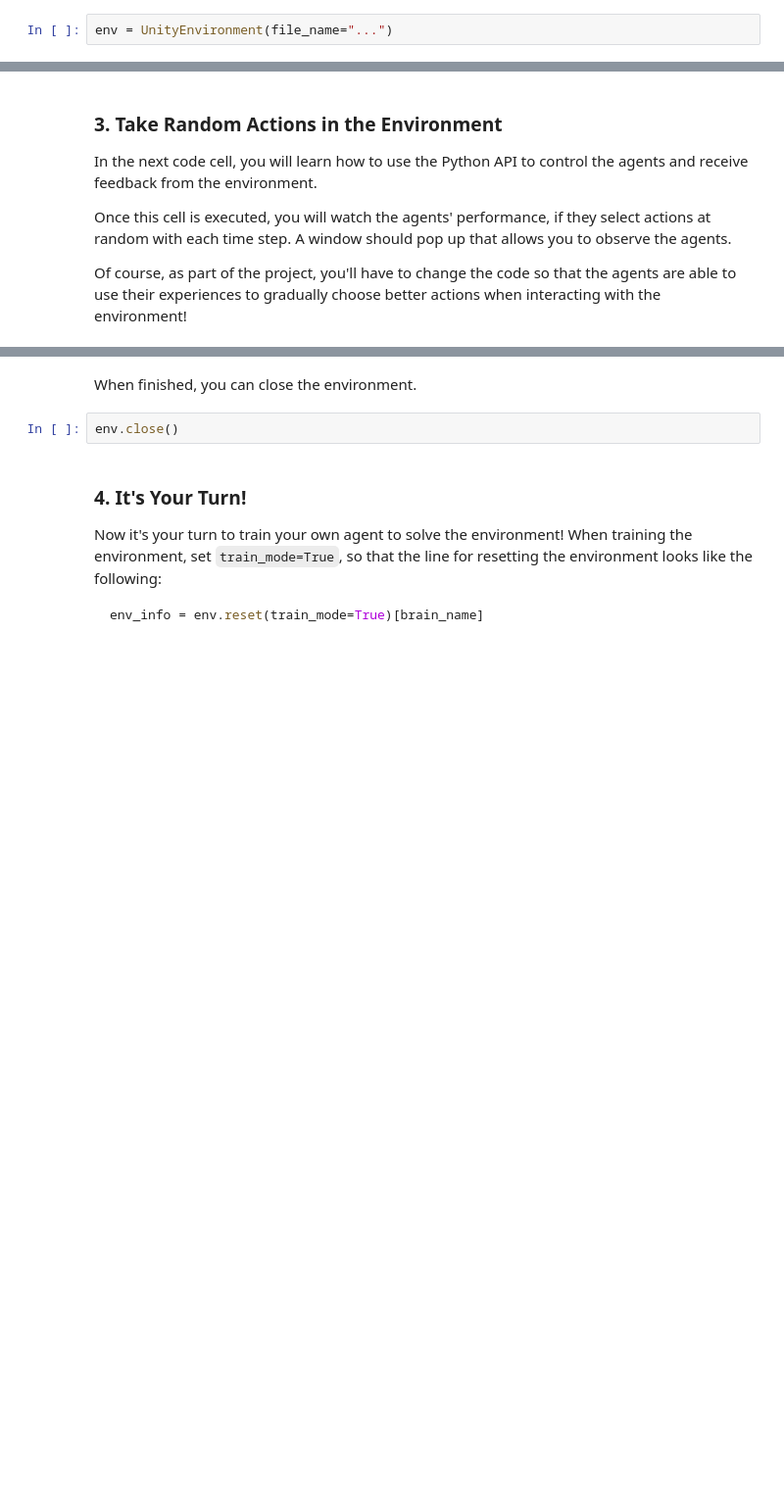
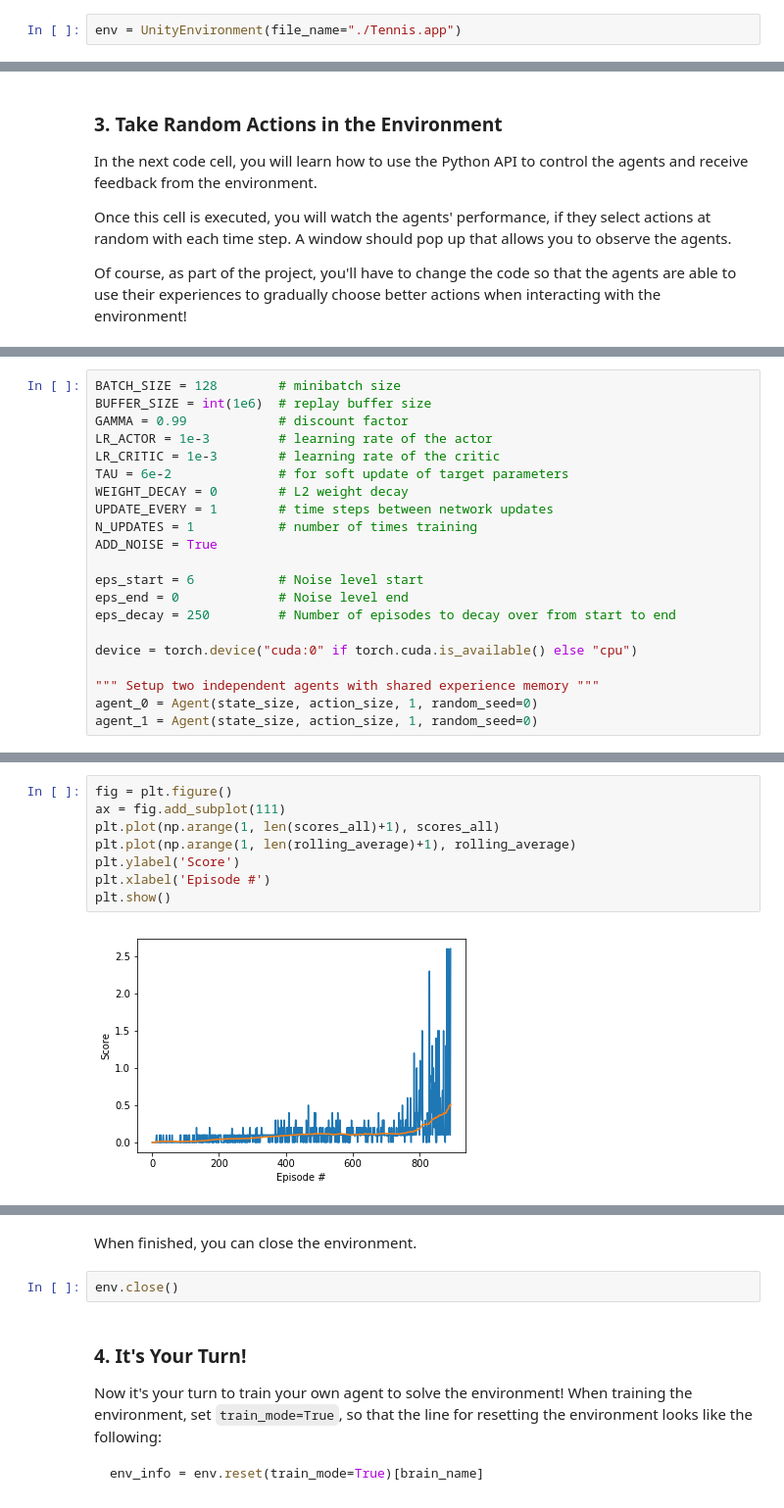
Before and after one commit to MEOWMEOW114/nd893-p3-tennis, a Jupyter notebook: Tennis.ipynb, the cells around one changed output, grey strips where cells are left out. Shown: that part at 98% size. Drawn from its saved outputs; the diff is of its cells as text; blank space fills up the shorter version.

Commit message:
solve tennis

````diff
--- a/Tennis.ipynb
+++ b/Tennis.ipynb
@@ -27,4 +27,4 @@ For instance, if you are using a Mac, then you downloaded `Tennis.app`.  If this
 env = UnityEnvironment(file_name="Tennis.app")
 ```
 # %%
-env = UnityEnvironment(file_name="...")
+env = UnityEnvironment(file_name="./Tennis.app")
@@ -86,0 +406,21 @@ for i in range(1, 6):                                      # play game for 5 epi
+# %%
+BATCH_SIZE = 128        # minibatch size
+BUFFER_SIZE = int(1e6)  # replay buffer size
+GAMMA = 0.99            # discount factor
+LR_ACTOR = 1e-3         # learning rate of the actor
+LR_CRITIC = 1e-3        # learning rate of the critic
+TAU = 6e-2              # for soft update of target parameters
+WEIGHT_DECAY = 0        # L2 weight decay
+UPDATE_EVERY = 1        # time steps between network updates
+N_UPDATES = 1           # number of times training
+ADD_NOISE = True
+
+eps_start = 6           # Noise level start
+eps_end = 0             # Noise level end
+eps_decay = 250         # Number of episodes to decay over from start to end
+
+device = torch.device("cuda:0" if torch.cuda.is_available() else "cpu")
+
+""" Setup two independent agents with shared experience memory """
+agent_0 = Agent(state_size, action_size, 1, random_seed=0)
+agent_1 = Agent(state_size, action_size, 1, random_seed=0)
@@ -86,0 +496,10 @@ for i in range(1, 6):                                      # play game for 5 epi
+# %%
+fig = plt.figure()
+ax = fig.add_subplot(111)
+plt.plot(np.arange(1, len(scores_all)+1), scores_all)
+plt.plot(np.arange(1, len(rolling_average)+1), rolling_average)
+plt.ylabel('Score')
+plt.xlabel('Episode #')
+plt.show()
+# %% [output]
+[figure, added]
````
Also changed, not shown: parts of 13 cells of this notebook, 4 other files.
